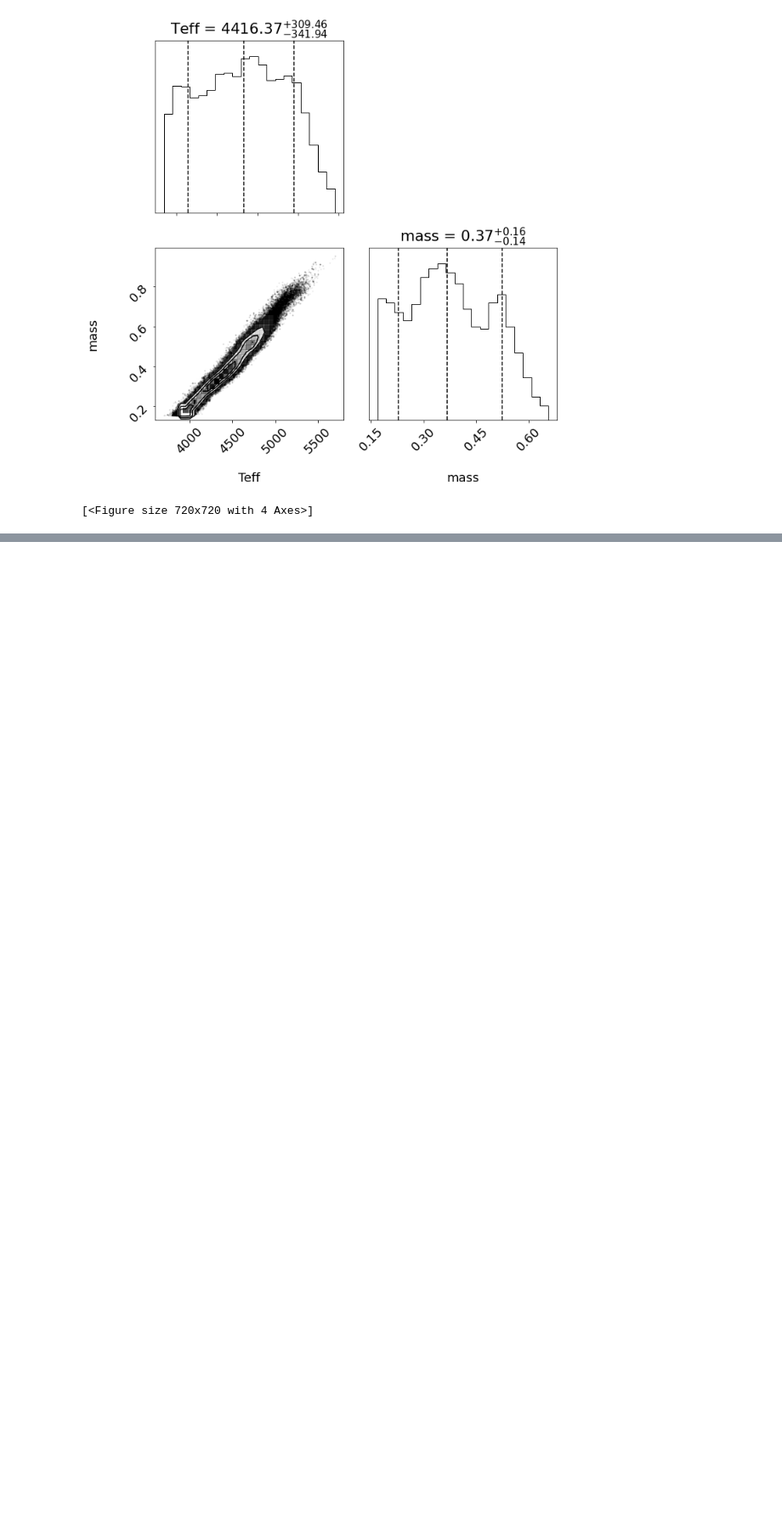
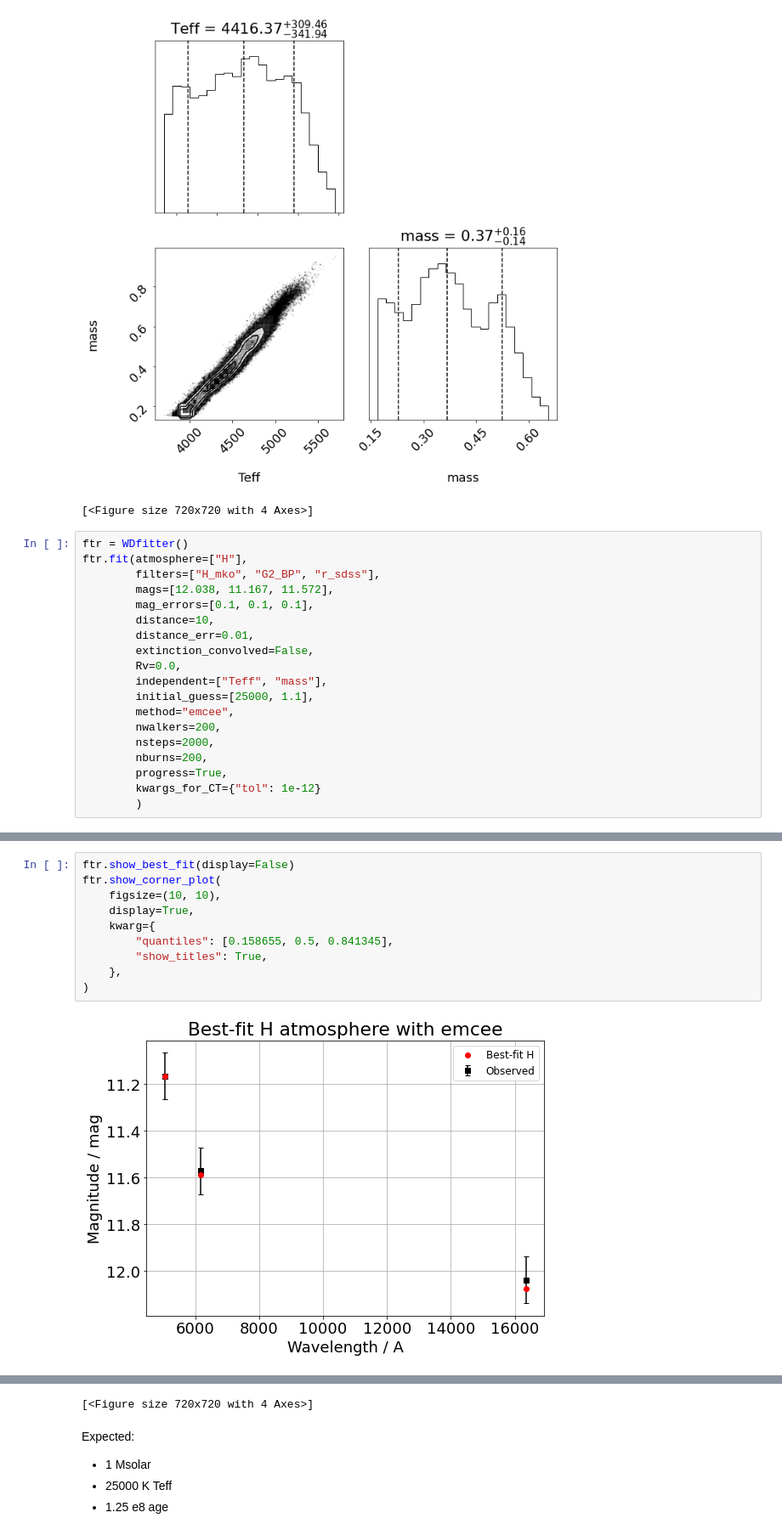
Before and after one commit to ziyyadali/COOLution, a Jupyter notebook: wdcooltest.ipynb, the cells around one changed output, grey strips where cells are left out. Shown: that part at 85% size. Saved outputs shown, nothing was run; the diff lists cells and outputs as text; blank space fills up the shorter version.

```diff
--- a/wdcooltest.ipynb
+++ b/wdcooltest.ipynb
@@ -73,3 +73,22 @@ ftr.show_corner_plot(
 [figure]
 [figure]
 [<Figure size 720x720 with 4 Axes>]
+# %%
+ftr = WDfitter()
+ftr.fit(atmosphere=["H"],
+        filters=["H_mko", "G2_BP", "r_sdss"],
+        mags=[12.038, 11.167, 11.572],
+        mag_errors=[0.1, 0.1, 0.1],
+        distance=10,
+        distance_err=0.01,
+        extinction_convolved=False,
+        Rv=0.0,
+        independent=["Teff", "mass"],
+        initial_guess=[25000, 1.1],
+        method="emcee",
+        nwalkers=200,
+        nsteps=2000,
+        nburns=200,
+        progress=True,
+        kwargs_for_CT={"tol": 1e-12}
+        )
@@ -75,0 +122,12 @@ ftr.show_corner_plot(
+# %%
+ftr.show_best_fit(display=False)
+ftr.show_corner_plot(
+    figsize=(10, 10),
+    display=True,
+    kwarg={
+        "quantiles": [0.158655, 0.5, 0.841345],
+        "show_titles": True,
+    },
+)
+# %% [output]
+[figure, added]
@@ -75,0 +135,6 @@ ftr.show_corner_plot(
+[<Figure size 720x720 with 4 Axes>]
+# %% [markdown]
+Expected:
+- 1 Msolar
+- 25000 K Teff
+- 1.25 e8 age
```
Also changed, not shown: parts of 3 cells of this notebook, 1 other file.
